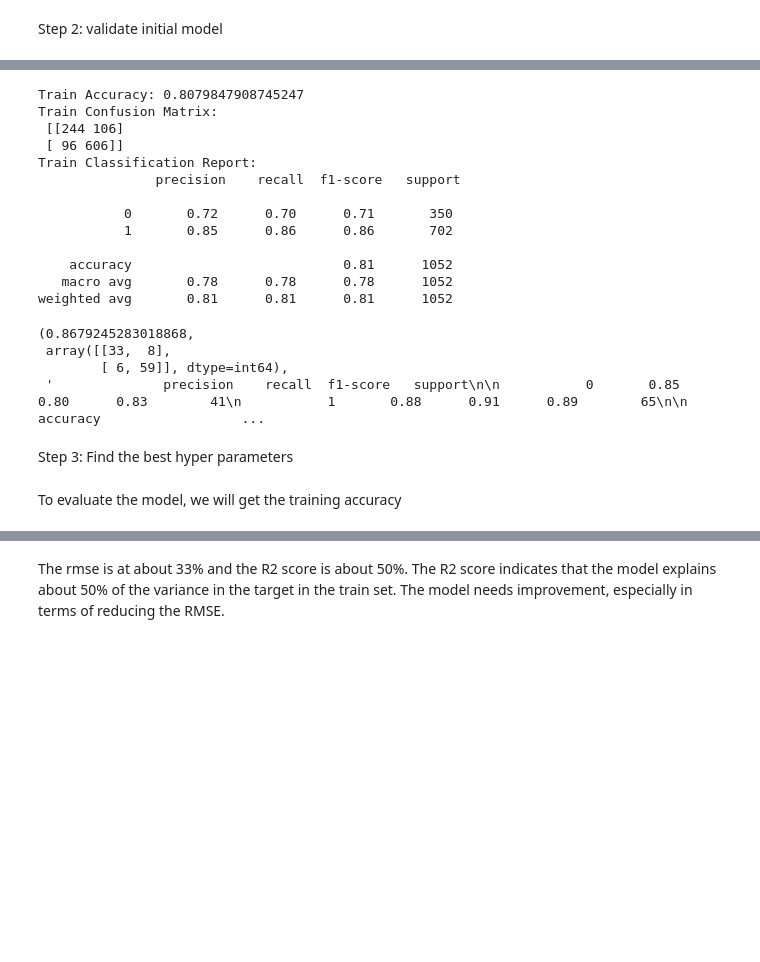
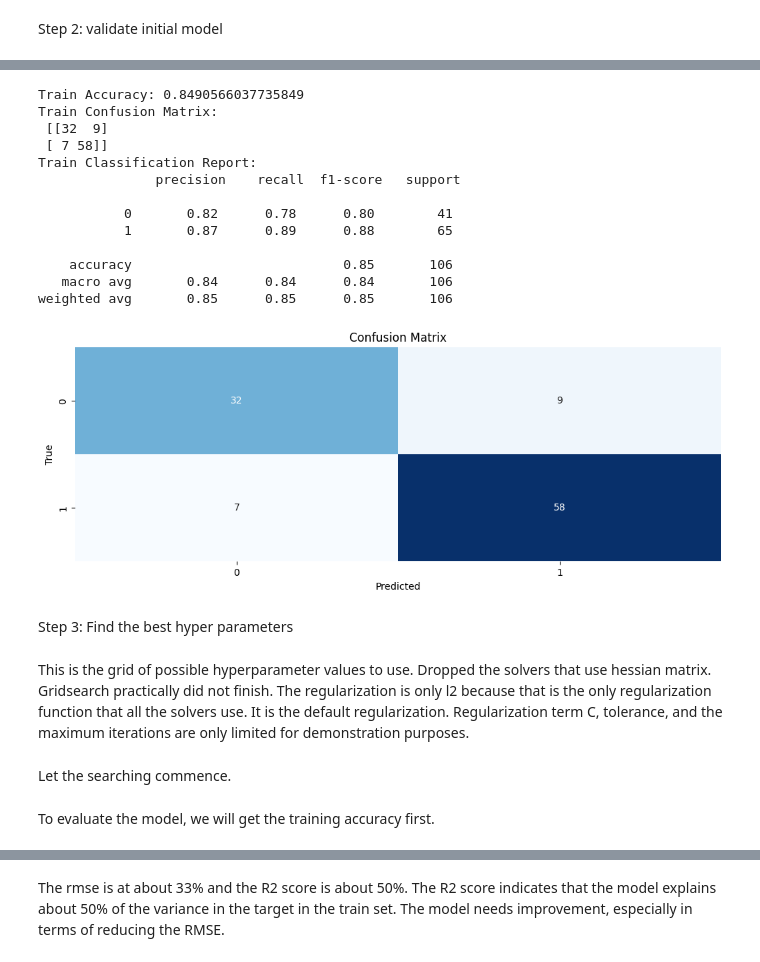
Before and after one commit to tamadNaBrowNie/stintsy_mco, a Jupyter notebook: MCO1.ipynb, the cells around one changed output, grey strips where cells are left out. Cells and saved outputs as stored; diff of their text form; code cells hidden in the pictures; blank space fills up the shorter version.

```diff
--- a/MCO1.ipynb
+++ b/MCO1.ipynb
@@ -238,25 +240,22 @@ weighted avg       0.81      0.81      0.81      1052
 # %%
 # get test accuracy with a validation set
-y_pred_v = logreg.predict(X_val_test)
-metrics = show_metrics(y_val_test,y_pred_v)
-show_mat()
+test_pred = logreg.predict(X_test)
+metrics = show_metrics(y_test,test_pred)
+show_mat(metrics[1])
 # %% [output]
-Train Accuracy: 0.8079847908745247
+Train Accuracy: 0.8490566037735849
 Train Confusion Matrix:
- [[244 106]
- [ 96 606]]
+ [[32  9]
+ [ 7 58]]
 Train Classification Report:
                precision    recall  f1-score   support
 
-           0       0.72      0.70      0.71       350
-           1       0.85      0.86      0.86       702
+           0       0.82      0.78      0.80        41
+           1       0.87      0.89      0.88        65
 
-    accuracy                           0.81      1052
-   macro avg       0.78      0.78      0.78      1052
-weighted avg       0.81      0.81      0.81      1052
+    accuracy                           0.85       106
+   macro avg       0.84      0.84      0.84       106
+weighted avg       0.85      0.85      0.85       106
-(0.8679245283018868,
- array([[33,  8],
-        [ 6, 59]], dtype=int64),
- '              precision    recall  f1-score   support\n\n           0       0.85      0.80      0.83        41\n           1       0.88      0.91      0.89        65\n\n    accuracy                  ...
+[figure, added]
 # %% [markdown]
 Step 3: Find the best hyper parameters
@@ -276,0 +262,2 @@ logreg = finder.best_estimator_
+# %% [markdown]
+This is the grid of possible hyperparameter values to use. Dropped the solvers that use hessian matrix. Gridsearch practically did not finish. The regularization is only l2 because that is the only regularization function that all the solvers use. It is the default regularization. Regularization term C, tolerance, and the maximum iterations are only limited for demonstration purposes.
@@ -276,0 +272,2 @@ logreg = finder.best_estimator_
+# %% [markdown]
+Let the searching commence.
@@ -277,3 +278,3 @@ logreg = finder.best_estimator_
 # %% [markdown]
-To evaluate the model, we will get the training accuracy
+To evaluate the model, we will get the training accuracy first.
 # %%
```
Also changed, not shown: parts of 8 cells of this notebook.
